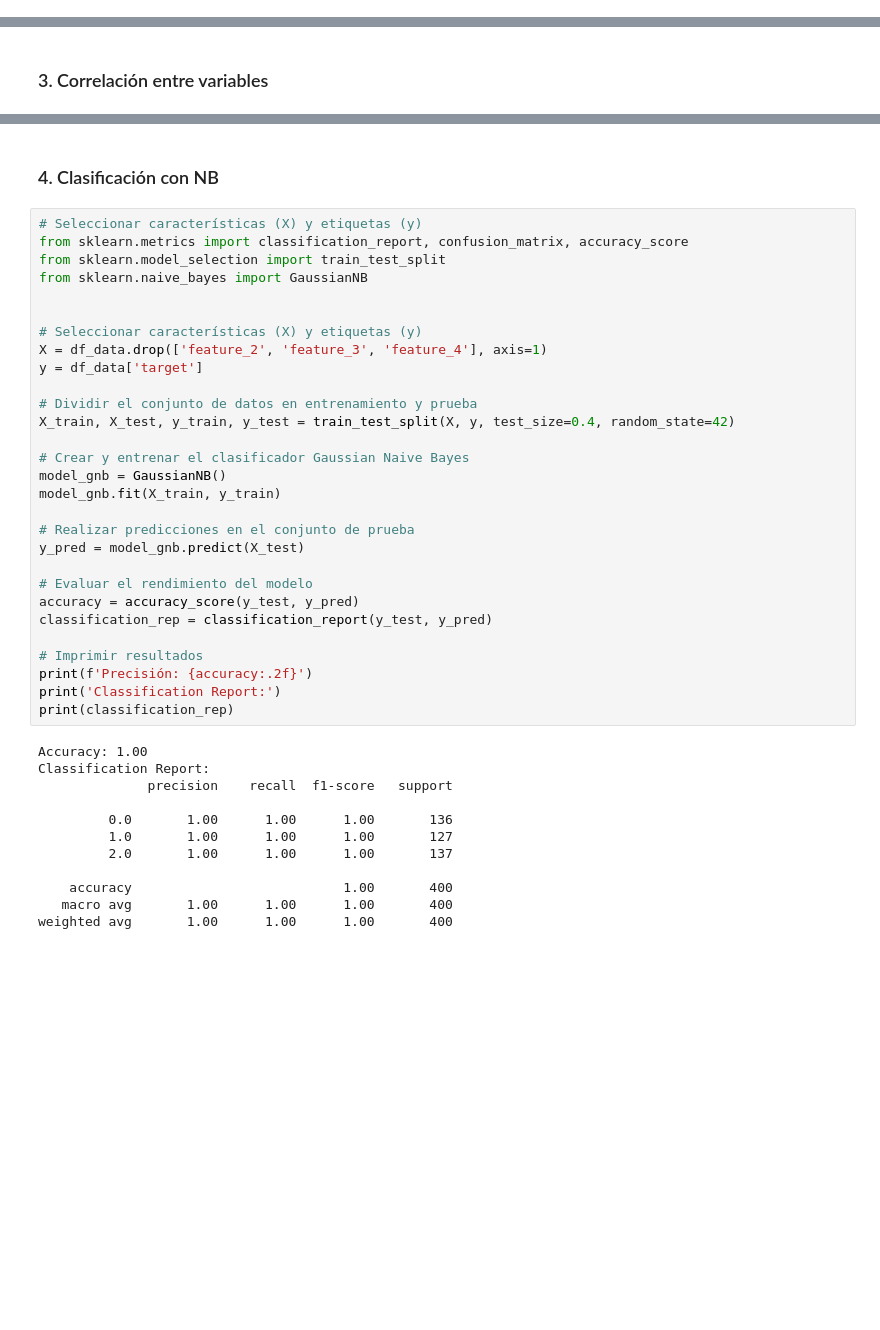
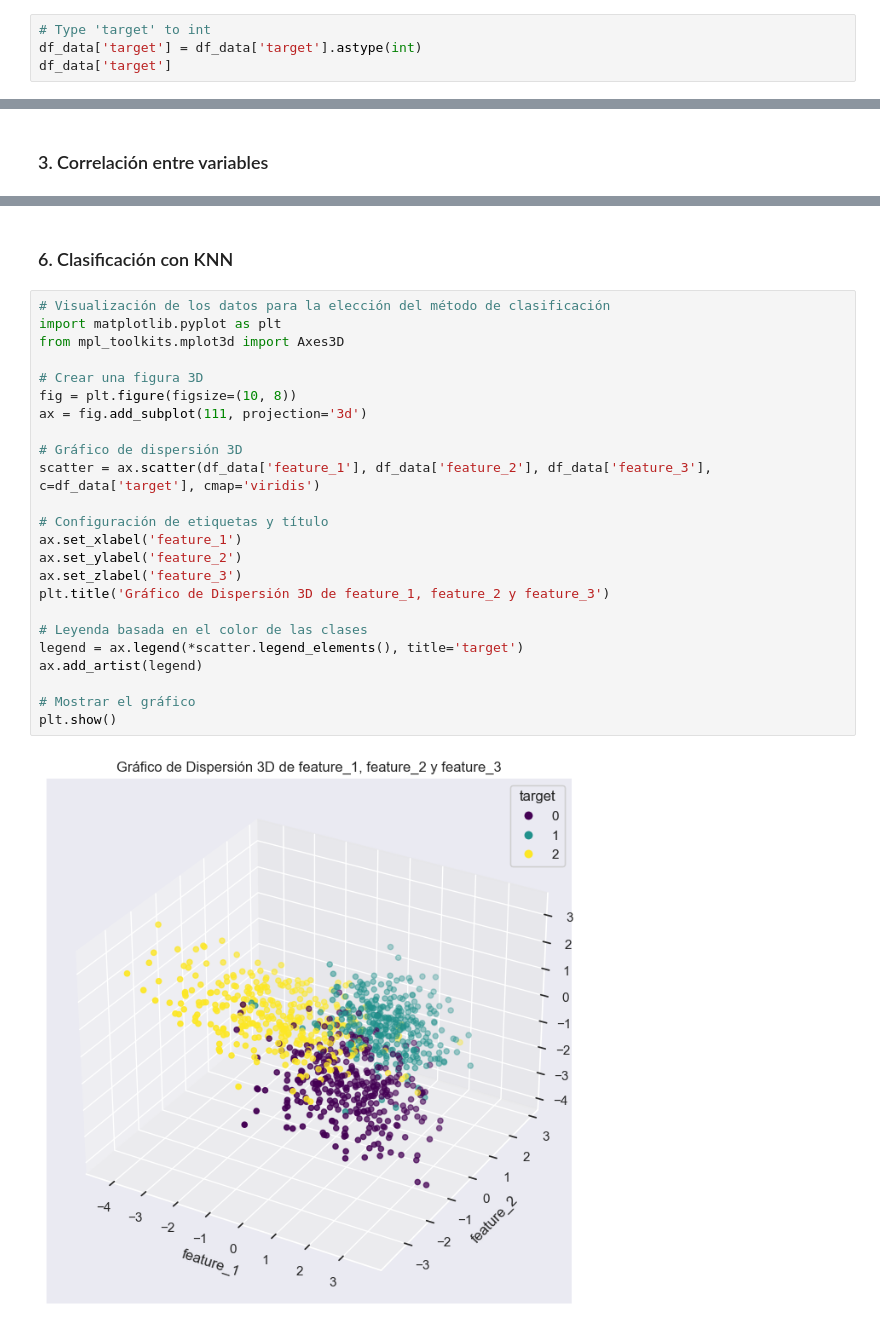
Before and after one commit to viorbe20/ai-machine-learning-systems, a Jupyter notebook: ej5-naive-bayes-knn.ipynb, the cells around one changed output, grey strips where cells are left out. Cells and saved outputs as stored; diff of their text form; blank space fills up the shorter version.

```diff
--- a/ej5-naive-bayes-knn.ipynb
+++ b/ej5-naive-bayes-knn.ipynb
@@ -50,3 +49,7 @@ feature_4    0
 feature_5    0
 target       0
 dtype: int64
+# %%
+# Type 'target' to int
+df_data['target'] = df_data['target'].astype(int)
+df_data['target']
@@ -75,43 +141,28 @@ df_data.corr()
 # %% [markdown]
-### 4. Clasificación con NB
+### 6. Clasificación con KNN
-# %%
-# Seleccionar características (X) y etiquetas (y)
-from sklearn.metrics import classification_report, confusion_matrix, accuracy_score
-from sklearn.model_selection import train_test_split
-from sklearn.naive_bayes import GaussianNB
-
-
-# Seleccionar características (X) y etiquetas (y)
-X = df_data.drop(['feature_2', 'feature_3', 'feature_4'], axis=1)
-y = df_data['target']
-
-# Dividir el conjunto de datos en entrenamiento y prueba
-X_train, X_test, y_train, y_test = train_test_split(X, y, test_size=0.4, random_state=42)
-
-# Crear y entrenar el clasificador Gaussian Naive Bayes
-model_gnb = GaussianNB()
-model_gnb.fit(X_train, y_train)
-
-# Realizar predicciones en el conjunto de prueba
-y_pred = model_gnb.predict(X_test)
-
-# Evaluar el rendimiento del modelo
-accuracy = accuracy_score(y_test, y_pred)
-classification_rep = classification_report(y_test, y_pred)
-
-# Imprimir resultados
-print(f'Precisión: {accuracy:.2f}')
-print('Classification Report:')
-print(classification_rep)
-# %% [output]
-Accuracy: 1.00
-Classification Report:
-              precision    recall  f1-score   support
-
-         0.0       1.00      1.00      1.00       136
-         1.0       1.00      1.00      1.00       127
-         2.0       1.00      1.00      1.00       137
-
-    accuracy                           1.00       400
-   macro avg       1.00      1.00      1.00       400
-weighted avg       1.00      1.00      1.00       400
+# %%
+# Visualización de los datos para la elección del método de clasificación
+import matplotlib.pyplot as plt
+from mpl_toolkits.mplot3d import Axes3D
+
+# Crear una figura 3D
+fig = plt.figure(figsize=(10, 8))
+ax = fig.add_subplot(111, projection='3d')
+
+# Gráfico de dispersión 3D
+scatter = ax.scatter(df_data['feature_1'], df_data['feature_2'], df_data['feature_3'], c=df_data['target'], cmap='viridis')
+
+# Configuración de etiquetas y título
+ax.set_xlabel('feature_1')
+ax.set_ylabel('feature_2')
+ax.set_zlabel('feature_3')
+plt.title('Gráfico de Dispersión 3D de feature_1, feature_2 y feature_3')
+
+# Leyenda basada en el color de las clases
+legend = ax.legend(*scatter.legend_elements(), title='target')
+ax.add_artist(legend)
+
+# Mostrar el gráfico
+plt.show()
+# %% [output]
+[figure, added]
```
Also changed, not shown: parts of 12 cells of this notebook.
